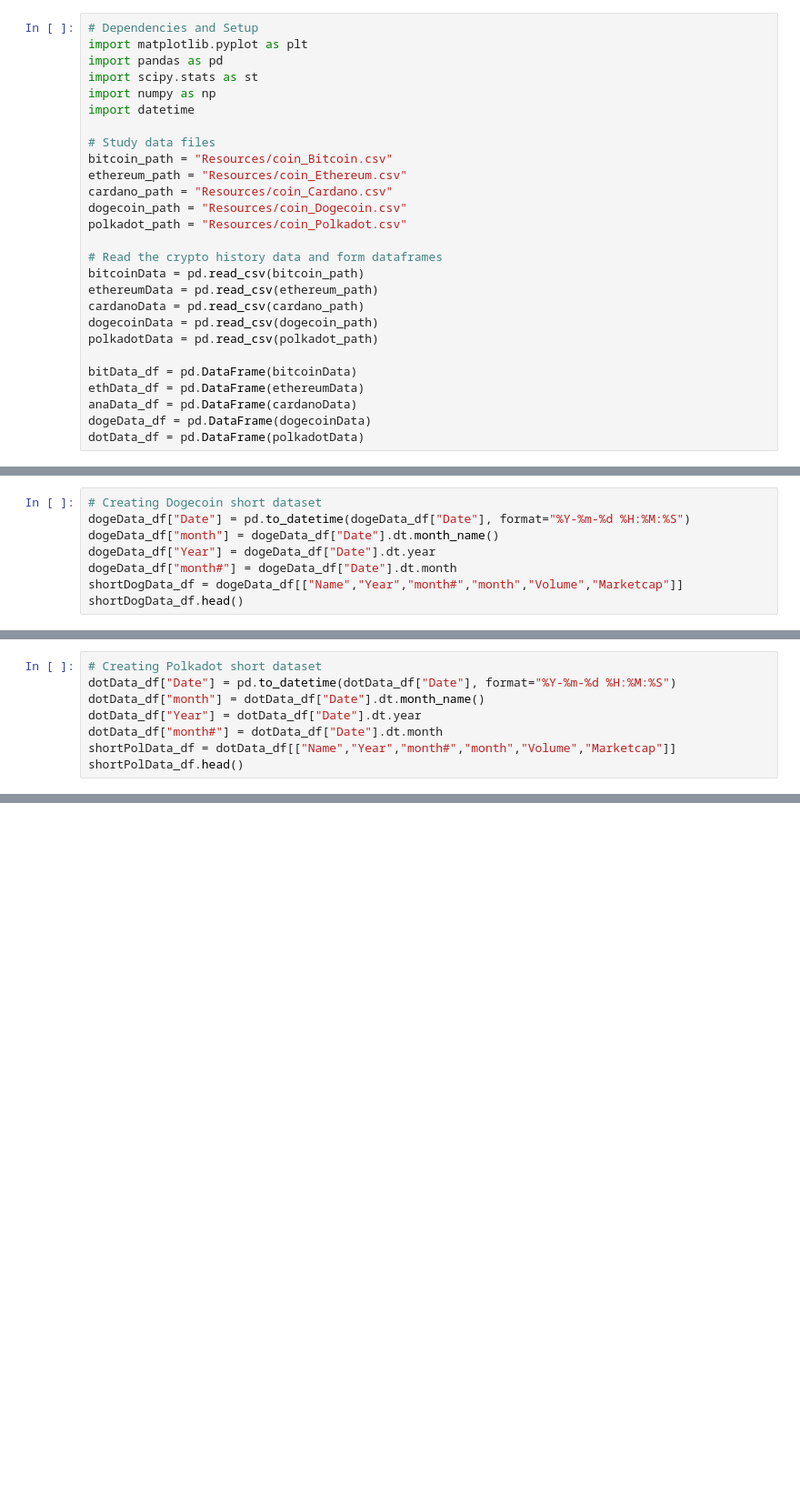
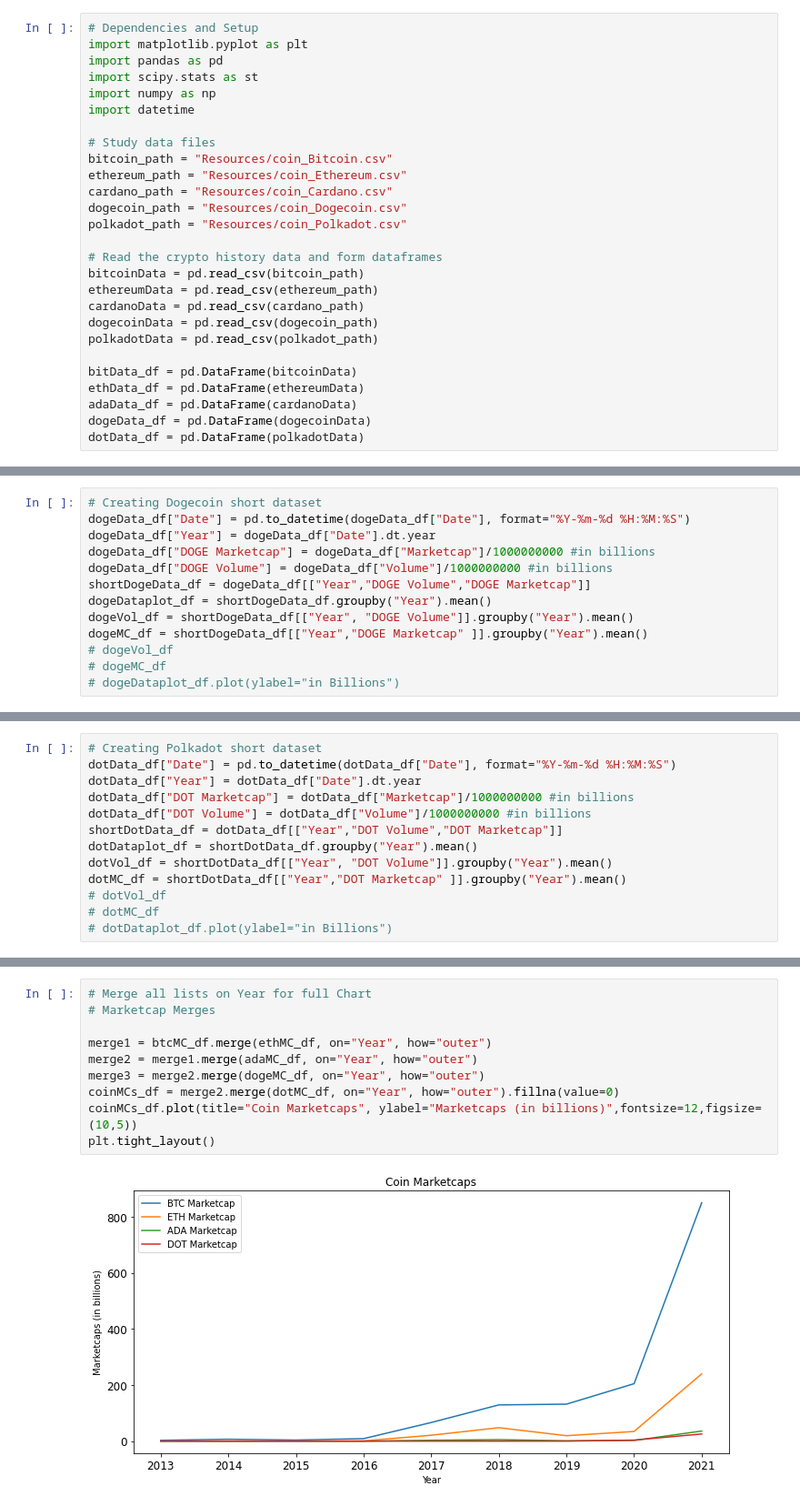
Before and after one commit to WayneJ2/CryptoFutures--Project-1, a Jupyter notebook: CryptoPy_Wayne.ipynb, the cells around one changed output, grey strips where cells are left out. Shown: that part at 91% size. Drawn from its saved outputs; the diff is of its cells as text; blank space fills up the shorter version.

Commit message:
Completed charts
charts done, requires analysis

```diff
--- a/CryptoPy_Wayne.ipynb
+++ b/CryptoPy_Wayne.ipynb
@@ -22,6 +22,6 @@ polkadotData = pd.read_csv(polkadot_path)
 
 bitData_df = pd.DataFrame(bitcoinData)
 ethData_df = pd.DataFrame(ethereumData)
-anaData_df = pd.DataFrame(cardanoData)
+adaData_df = pd.DataFrame(cardanoData)
 dogeData_df = pd.DataFrame(dogecoinData)
 dotData_df = pd.DataFrame(polkadotData)
@@ -78,8 +68,13 @@ shortCarData_df.head()
 # %%
 # Creating Dogecoin short dataset
 dogeData_df["Date"] = pd.to_datetime(dogeData_df["Date"], format="%Y-%m-%d %H:%M:%S")
-dogeData_df["month"] = dogeData_df["Date"].dt.month_name()
 dogeData_df["Year"] = dogeData_df["Date"].dt.year
-dogeData_df["month#"] = dogeData_df["Date"].dt.month
-shortDogData_df = dogeData_df[["Name","Year","month#","month","Volume","Marketcap"]]
-shortDogData_df.head()
+dogeData_df["DOGE Marketcap"] = dogeData_df["Marketcap"]/1000000000 #in billions
+dogeData_df["DOGE Volume"] = dogeData_df["Volume"]/1000000000 #in billions
+shortDogeData_df = dogeData_df[["Year","DOGE Volume","DOGE Marketcap"]]
+dogeDataplot_df = shortDogeData_df.groupby("Year").mean()
+dogeVol_df = shortDogeData_df[["Year", "DOGE Volume"]].groupby("Year").mean()
+dogeMC_df = shortDogeData_df[["Year","DOGE Marketcap" ]].groupby("Year").mean()
+# dogeVol_df
+# dogeMC_df
+# dogeDataplot_df.plot(ylabel="in Billions")
@@ -93,8 +81,13 @@ shortDogData_df.head()
 # %%
 # Creating Polkadot short dataset
 dotData_df["Date"] = pd.to_datetime(dotData_df["Date"], format="%Y-%m-%d %H:%M:%S")
-dotData_df["month"] = dotData_df["Date"].dt.month_name()
 dotData_df["Year"] = dotData_df["Date"].dt.year
-dotData_df["month#"] = dotData_df["Date"].dt.month
-shortPolData_df = dotData_df[["Name","Year","month#","month","Volume","Marketcap"]]
-shortPolData_df.head()
+dotData_df["DOT Marketcap"] = dotData_df["Marketcap"]/1000000000 #in billions
+dotData_df["DOT Volume"] = dotData_df["Volume"]/1000000000 #in billions
+shortDotData_df = dotData_df[["Year","DOT Volume","DOT Marketcap"]]
+dotDataplot_df = shortDotData_df.groupby("Year").mean()
+dotVol_df = shortDotData_df[["Year", "DOT Volume"]].groupby("Year").mean()
+dotMC_df = shortDotData_df[["Year","DOT Marketcap" ]].groupby("Year").mean()
+# dotVol_df
+# dotMC_df
+# dotDataplot_df.plot(ylabel="in Billions")
@@ -107,0 +96,12 @@ shortPolData_df.head()
+# %%
+# Merge all lists on Year for full Chart
+# Marketcap Merges
+
+merge1 = btcMC_df.merge(ethMC_df, on="Year", how="outer")
+merge2 = merge1.merge(adaMC_df, on="Year", how="outer")
+merge3 = merge2.merge(dogeMC_df, on="Year", how="outer")
+coinMCs_df = merge2.merge(dotMC_df, on="Year", how="outer").fillna(value=0)
+coinMCs_df.plot(title="Coin Marketcaps", ylabel="Marketcaps (in billions)",fontsize=12,figsize=(10,5))
+plt.tight_layout()
+# %% [output]
+[figure, added]
```
Also changed, not shown: parts of 19 cells of this notebook.
